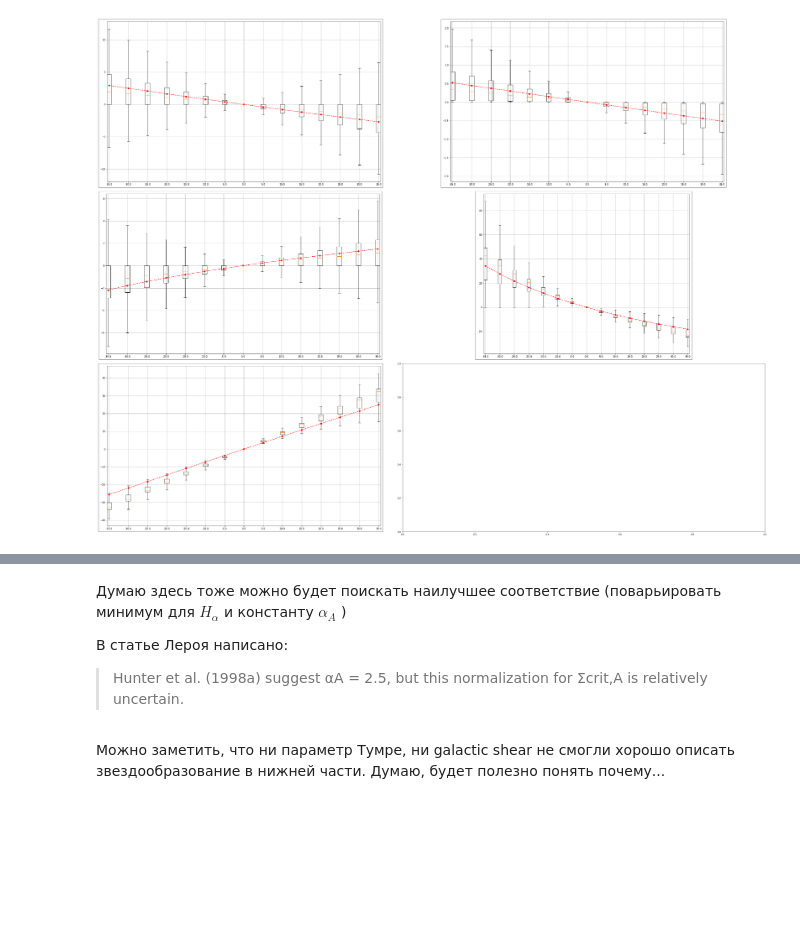
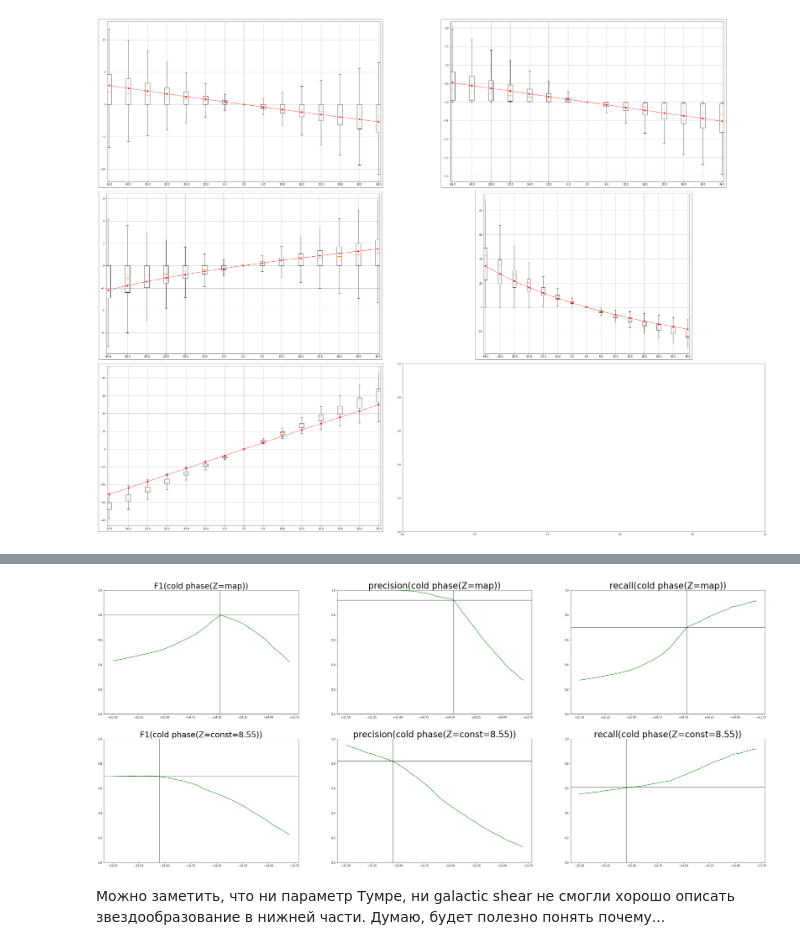
Before and after one commit to ValerieKostiuk/Course-work, a Jupyter notebook: NGC3627/Results.ipynb, the cells around one changed output, grey strips where cells are left out. Saved outputs shown, nothing was run; the diff lists cells and outputs as text; code cells hidden in the pictures; blank space fills up the shorter version.

```diff
--- a/NGC3627/Results.ipynb
+++ b/NGC3627/Results.ipynb
@@ -85,7 +85,6 @@ Image('./images/shear.png')
-# %% [markdown]
-Думаю здесь тоже можно будет поискать наилучшее соответствие (поварьировать минимум для $H_{\alpha}$ и константу $\alpha_A$ )
-
-В статье Лероя написано:
->Hunter et al. (1998a) suggest αA = 2.5, but this normalization for Σcrit,A is relatively uncertain.
+# %%
+Image('./images/cold_phase_stat.png')
+# %% [output]
+[figure, added]
 # %% [markdown]
 Можно заметить, что ни параметр Тумре, ни galactic shear не смогли хорошо описать звездообразование в нижней части. Думаю, будет полезно понять почему...
```
Also changed, not shown: parts of 3 cells of this notebook, 1 other file.
